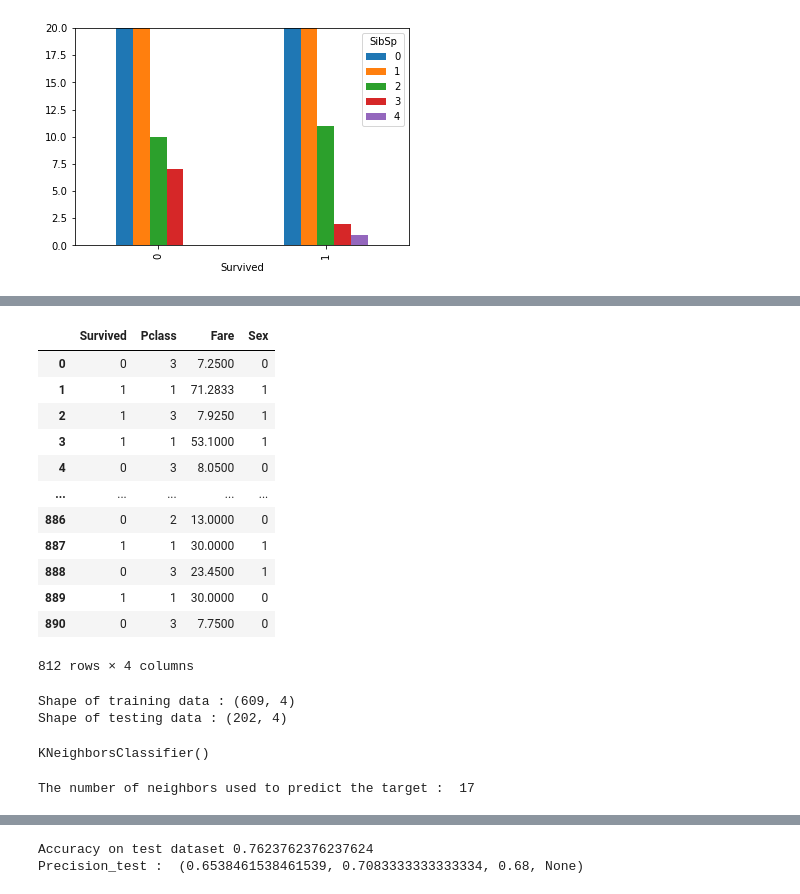
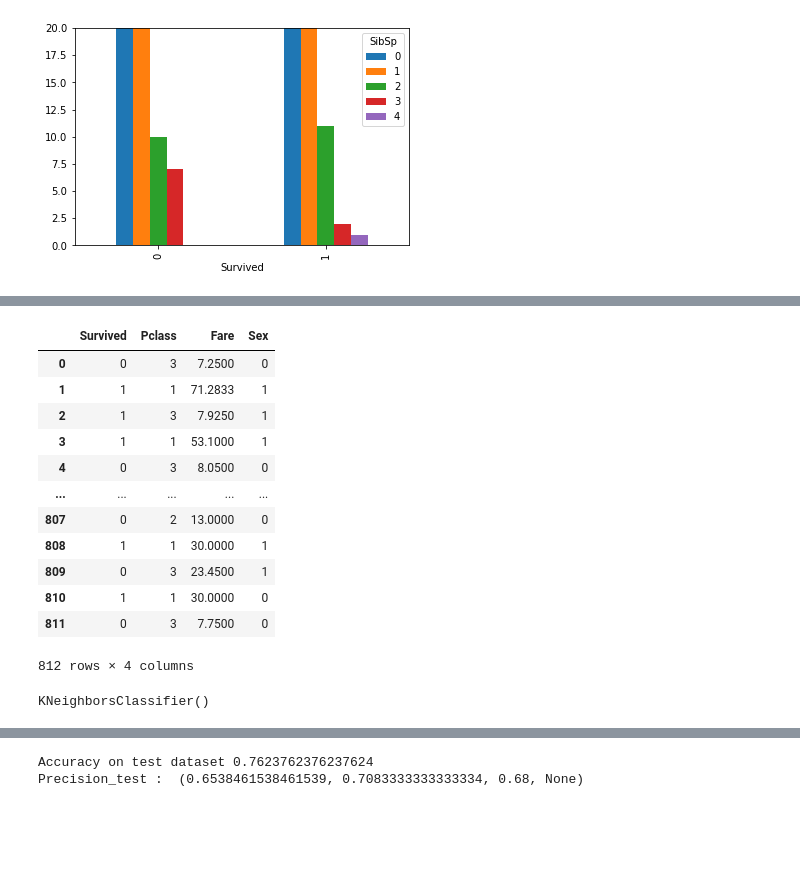
Before and after one commit to Dylan-Lai/Cse351-Final_Project, a Jupyter notebook: CSE351_FinalProject.ipynb, the cells around one changed output, grey strips where cells are left out. Drawn from its saved outputs; the diff is of its cells as text; code cells hidden in the pictures; blank space fills up the shorter version.

```diff
--- a/CSE351_FinalProject.ipynb
+++ b/CSE351_FinalProject.ipynb
@@ -428,29 +429,24 @@ Correlation between Siblings/Spouses and Survived: 0.14509042665484043
 # %%
 titanic_data=titanic.drop(columns = ['Sex', 'Embarked','Age','Parch','SibSp','PassengerId'], axis=1)
 titanic_data.insert(3,'Sex',titanic_Sex)
 titanic_training = titanic_data[0:int(round(titanic['Sex'].size*.75,0))]
 titanic_testing = titanic_data[int((round(titanic['Sex'].size*.75,0))+1):]
+titanic_data = titanic_data.reset_index(drop=True)
 titanic_data
 # %% [output]
 |  | Survived | Pclass | Fare | Sex |
 | 0 | 0 | 3 | 7.2500 | 0 |
 | 1 | 1 | 1 | 71.2833 | 1 |
 | 2 | 1 | 3 | 7.9250 | 1 |
 | 3 | 1 | 1 | 53.1000 | 1 |
 | 4 | 0 | 3 | 8.0500 | 0 |
 | ... | ... | ... | ... | ... |
-| 886 | 0 | 2 | 13.0000 | 0 |
-| 887 | 1 | 1 | 30.0000 | 1 |
-| 888 | 0 | 3 | 23.4500 | 1 |
-| 889 | 1 | 1 | 30.0000 | 0 |
-| 890 | 0 | 3 | 7.7500 | 0 |
+| 807 | 0 | 2 | 13.0000 | 0 |
+| 808 | 1 | 1 | 30.0000 | 1 |
+| 809 | 0 | 3 | 23.4500 | 1 |
+| 810 | 1 | 1 | 30.0000 | 0 |
+| 811 | 0 | 3 | 7.7500 | 0 |
 812 rows × 4 columns
-# %%
-print('Shape of training data :',titanic_training.shape)
-print('Shape of testing data :',titanic_testing.shape)
-# %% [output]
-Shape of training data : (609, 4)
-Shape of testing data : (202, 4)
 # %%
 train_x = titanic_training.drop(columns=['Survived'],axis=1)
 train_y = titanic_training['Survived']
@@ -462,7 +462,6 @@ model.fit(train_x,train_y)
 # %% [output]
 KNeighborsClassifier()
 # %%
-model.n_neighbors = 17
-print('\nThe number of neighbors used to predict the target : ', model.n_neighbors)
+modelk.n_neighbors = 17
+predict_train=modelk.predict(train_x)
+predict_test = modelk.predict(test_x)
-# %% [output]
-The number of neighbors used to predict the target :  17
```
Also changed, not shown: parts of 13 cells of this notebook.
